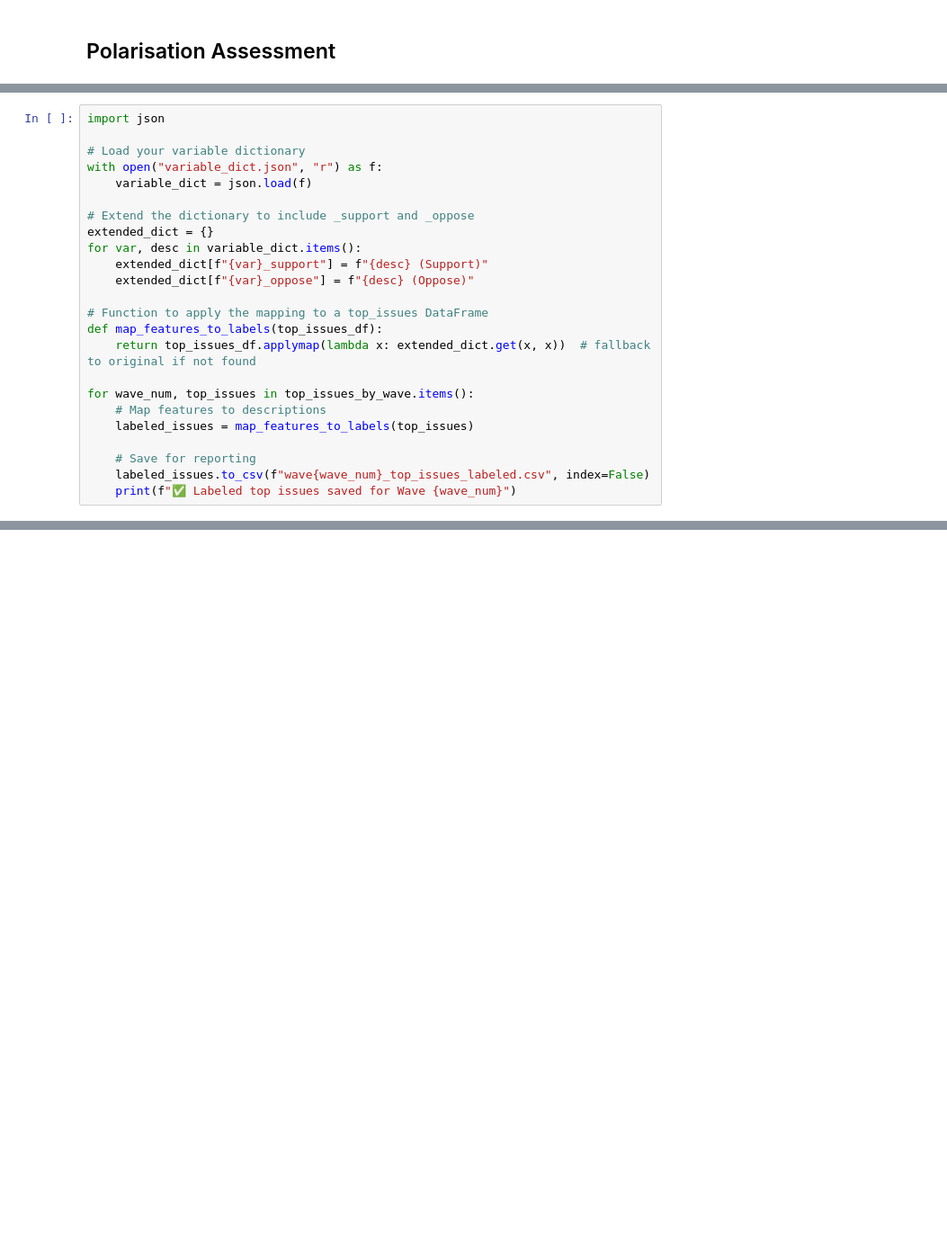
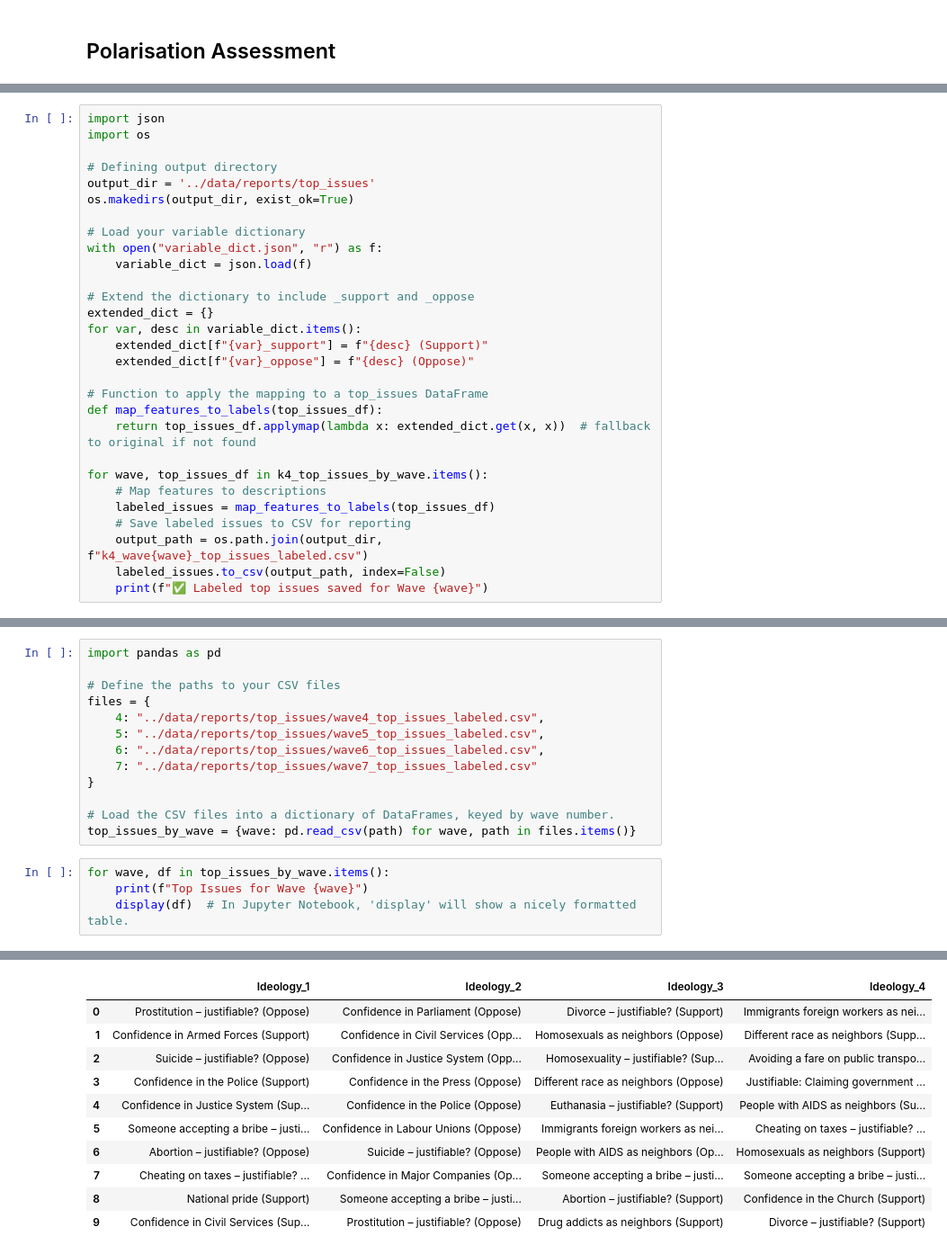
Before and after one commit to aranxaMarAm/new_misinformation_metrics, a Jupyter notebook: notebooks/4_polarization_measure.ipynb, the cells around one changed output, grey strips where cells are left out. Shown: that part at 90% size. Drawn from its saved outputs; the diff is of its cells as text; blank space fills up the shorter version.

Commit message:
update from notebooks

```diff
--- a/notebooks/4_polarization_measure.ipynb
+++ b/notebooks/4_polarization_measure.ipynb
@@ -92,5 +104,10 @@ top_issues = topic_words.apply(lambda x: x.nlargest(10).index.tolist(), axis=0)
 # %%
 import json
+import os
+
+# Defining output directory
+output_dir = '../data/reports/top_issues'
+os.makedirs(output_dir, exist_ok=True)
 
 # Load your variable dictionary
 with open("variable_dict.json", "r") as f:
@@ -106,11 +123,11 @@ for var, desc in variable_dict.items():
 def map_features_to_labels(top_issues_df):
     return top_issues_df.applymap(lambda x: extended_dict.get(x, x))  # fallback to original if not found
 
-for wave_num, top_issues in top_issues_by_wave.items():
+for wave, top_issues_df in k4_top_issues_by_wave.items():
     # Map features to descriptions
-    labeled_issues = map_features_to_labels(top_issues)
-
-    # Save for reporting
-    labeled_issues.to_csv(f"wave{wave_num}_top_issues_labeled.csv", index=False)
-    print(f"✅ Labeled top issues saved for Wave {wave_num}")
+    labeled_issues = map_features_to_labels(top_issues_df)
+    # Save labeled issues to CSV for reporting
+    output_path = os.path.join(output_dir, f"k4_wave{wave}_top_issues_labeled.csv")
+    labeled_issues.to_csv(output_path, index=False)
+    print(f"✅ Labeled top issues saved for Wave {wave}")
 # %% [output]
@@ -117,0 +140,18 @@ NameError: name 'top_issues_by_wave' is not defined
+# %%
+import pandas as pd
+
+# Define the paths to your CSV files
+files = {
+    4: "../data/reports/top_issues/wave4_top_issues_labeled.csv",
+    5: "../data/reports/top_issues/wave5_top_issues_labeled.csv",
+    6: "../data/reports/top_issues/wave6_top_issues_labeled.csv",
+    7: "../data/reports/top_issues/wave7_top_issues_labeled.csv"
+}
+
+# Load the CSV files into a dictionary of DataFrames, keyed by wave number.
+top_issues_by_wave = {wave: pd.read_csv(path) for wave, path in files.items()}
+# %%
+for wave, df in top_issues_by_wave.items():
+    print(f"Top Issues for Wave {wave}")
+    display(df)  # In Jupyter Notebook, 'display' will show a nicely formatted table.
+# %% [output]
@@ -117,0 +159,11 @@ NameError: name 'top_issues_by_wave' is not defined
+|  | Ideology_1 | Ideology_2 | Ideology_3 | Ideology_4 |
+| 0 | Prostitution – justifiable? (Oppose) | Confidence in Parliament (Oppose) | Divorce – justifiable? (Support) | Immigrants foreign workers as nei... |
+| 1 | Confidence in Armed Forces (Support) | Confidence in Civil Services (Opp... | Homosexuals as neighbors (Oppose) | Different race as neighbors (Supp... |
+| 2 | Suicide – justifiable? (Oppose) | Confidence in Justice System (Opp... | Homosexuality – justifiable? (Sup... | Avoiding a fare on public transpo... |
+| 3 | Confidence in the Police (Support) | Confidence in the Press (Oppose) | Different race as neighbors (Oppose) | Justifiable: Claiming government ... |
+| 4 | Confidence in Justice System (Sup... | Confidence in the Police (Oppose) | Euthanasia – justifiable? (Support) | People with AIDS as neighbors (Su... |
+| 5 | Someone accepting a bribe – justi... | Confidence in Labour Unions (Oppose) | Immigrants foreign workers as nei... | Cheating on taxes – justifiable? ... |
+| 6 | Abortion – justifiable? (Oppose) | Suicide – justifiable? (Oppose) | People with AIDS as neighbors (Op... | Homosexuals as neighbors (Support) |
+| 7 | Cheating on taxes – justifiable? ... | Confidence in Major Companies (Op... | Someone accepting a bribe – justi... | Someone accepting a bribe – justi... |
+| 8 | National pride (Support) | Someone accepting a bribe – justi... | Abortion – justifiable? (Support) | Confidence in the Church (Support) |
+| 9 | Confidence in Civil Services (Sup... | Prostitution – justifiable? (Oppose) | Drug addicts as neighbors (Support) | Divorce – justifiable? (Support) |
```
Also changed, not shown: parts of 12 cells of this notebook, 3 other files.
